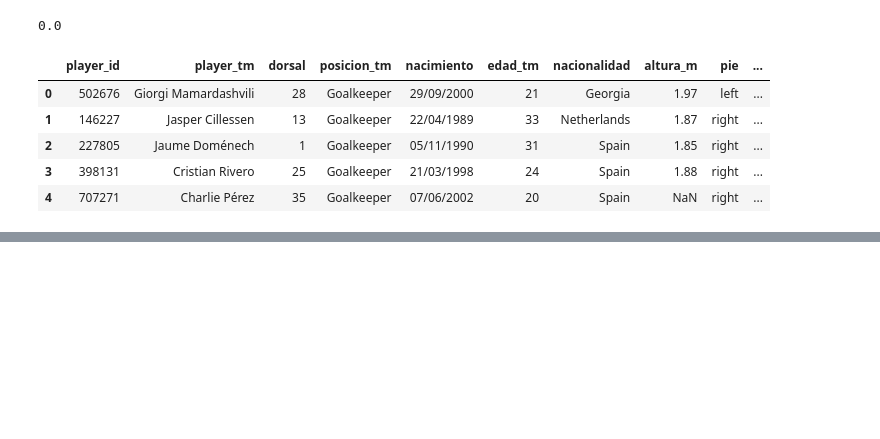
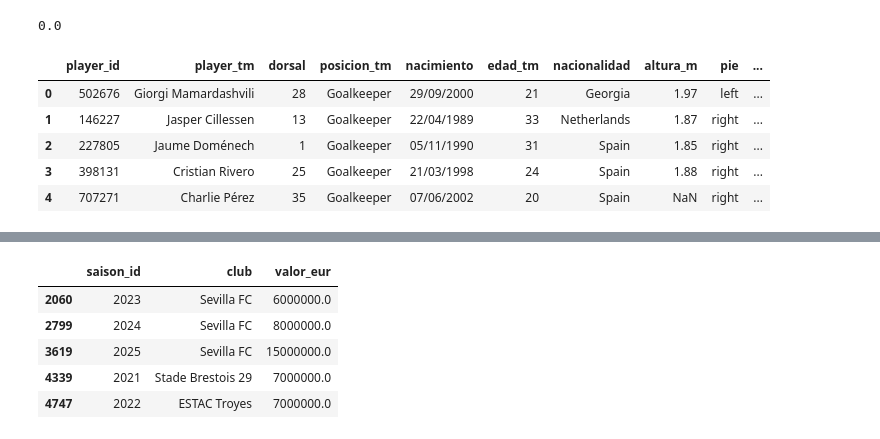
Before and after one commit to DiegoZu28/ScoutIA, a Jupyter notebook: notebooks/01-unificacion.ipynb, the cells around one changed output, grey strips where cells are left out. Saved outputs shown, nothing was run; the diff lists cells and outputs as text; code cells hidden in the pictures; blank space fills up the shorter version.

```diff
--- a/notebooks/01-unificacion.ipynb
+++ b/notebooks/01-unificacion.ipynb
@@ -154,0 +183,9 @@ tm.head()
+# %%
+tm_unico[tm_unico['player_tm'] == 'Lucien Agoumé'][['saison_id','club','valor_eur']]
+# %% [output]
+|  | saison_id | club | valor_eur |
+| 2060 | 2023 | Sevilla FC | 6000000.0 |
+| 2799 | 2024 | Sevilla FC | 8000000.0 |
+| 3619 | 2025 | Sevilla FC | 15000000.0 |
+| 4339 | 2021 | Stade Brestois 29 | 7000000.0 |
+| 4747 | 2022 | ESTAC Troyes | 7000000.0 |
```
Also changed, not shown: parts of 18 cells of this notebook, 2 other files.
